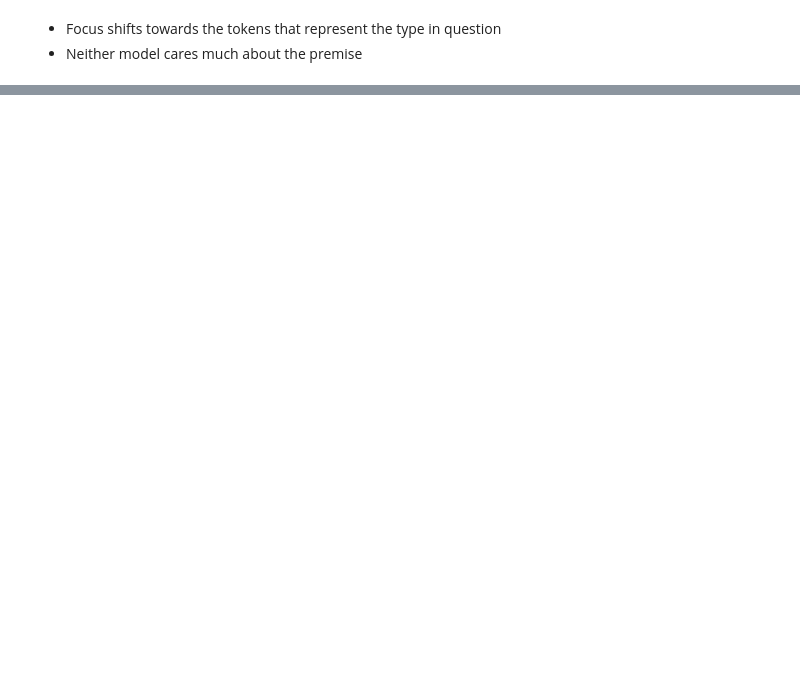
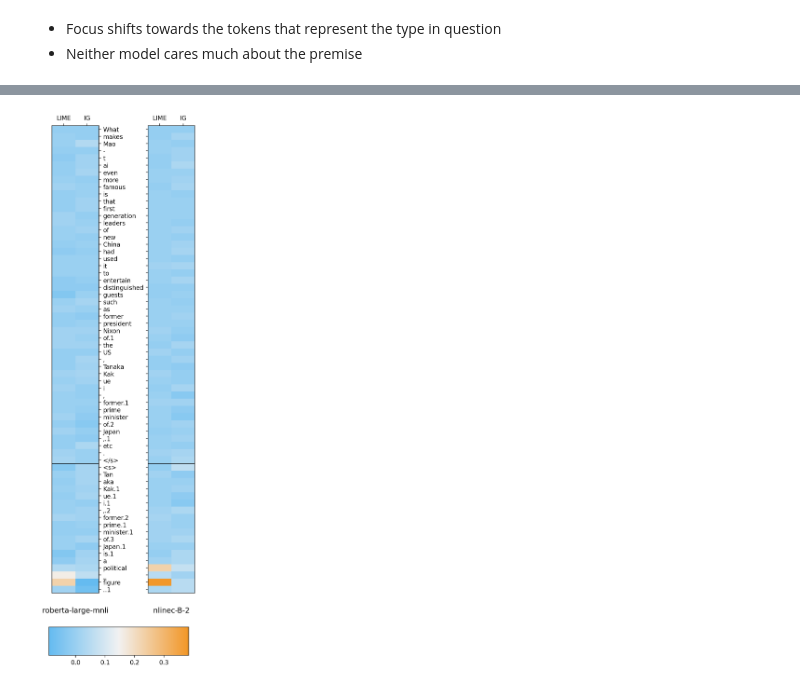
Before and after one commit to psaegert/nli-nec, a Jupyter notebook: dev/analysis/ferret.ipynb, the cells around one changed output, grey strips where cells are left out. Cells and saved outputs as stored; diff of their text form; code cells hidden in the pictures; blank space fills up the shorter version.

```diff
--- a/dev/analysis/ferret.ipynb
+++ b/dev/analysis/ferret.ipynb
@@ -223,0 +274,4 @@ fig.subplots_adjust(bottom=0.16)
+# %%
+compare_benchmarks(base_bench, finetuned_bench, index=11626, granularity=2, type_='political_figure');
+# %% [output]
+[figure, added]
```
Also changed, not shown: parts of 13 cells of this notebook.
